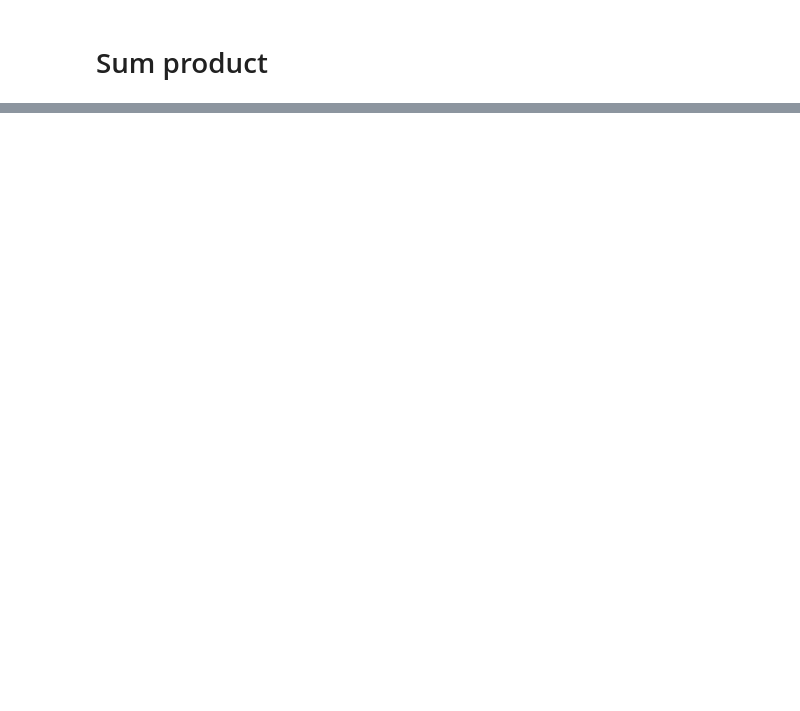
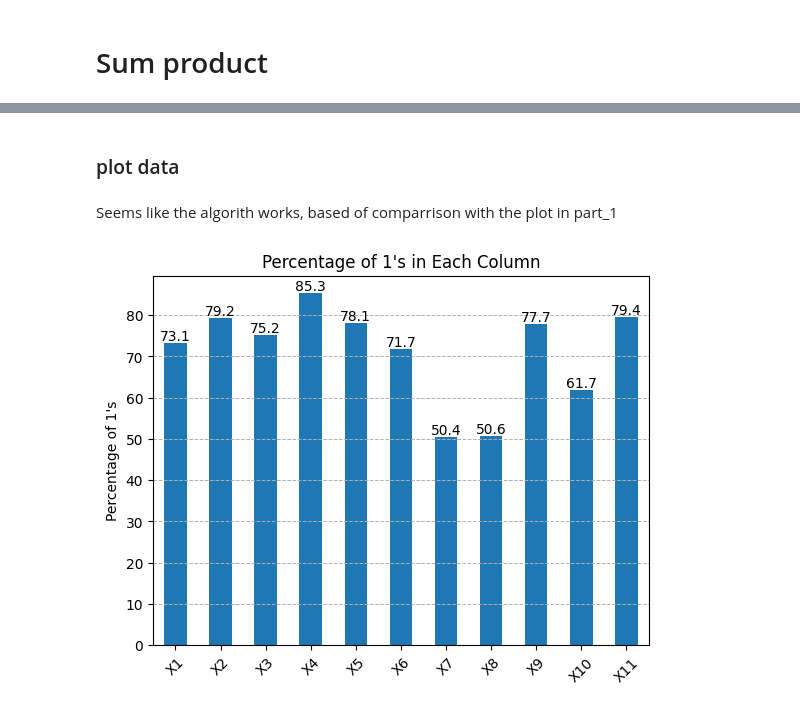
Before and after one commit to AblaZe42/MODCOM_PROJECT, a Jupyter notebook: alex.ipynb, the cells around one changed output, grey strips where cells are left out. Cells and saved outputs as stored; diff of their text form; code cells hidden in the pictures; blank space fills up the shorter version.

Commit message:
plot inference

```diff
--- a/alex.ipynb
+++ b/alex.ipynb
@@ -168,11 +205,10 @@ print(sum_product_eliminate_var(factor_list, 'X1', False))
 # %%
-def sum_product_ve(factors, order, print_info = False):
+def sum_product_ve(factors, order):
 
     # For each variable in the elimination order
     for var in order:
         factors = sum_product_eliminate_var(factors, var)
-        if print_info == True: print(var, [i[1] for i in factors])
     return factors
 
-print(sum_product_ve(factor_list, variables_to_eliminate, True))
+print(sum_product_ve(factor_list, variables_to_eliminate))
 # %% [output]
@@ -262,0 +283,9 @@ cond_prob_ve(factor_list, query_var, evidence, variables_to_eliminate)
+# %%
+# Initialize the dataset
+column_names = ['X1', 'X2', 'X3', 'X4', 'X5', 'X6', 'X7', 'X8', 'X9', 'remove1', 'remove2']
+pd_dataset = pd.read_csv("dataset/forward_simulation.csv")
+pd_dataset = pd_dataset.rename(columns=dict(zip(pd_dataset.columns, column_names)))
+pd_dataset = pd_dataset.drop(columns=['remove1', 'remove2'], axis=0)
+
+
+pd_dataset.head()
@@ -262,0 +395,20 @@ cond_prob_ve(factor_list, query_var, evidence, variables_to_eliminate)
+# %% [markdown]
+### plot data
+# %% [markdown]
+Seems like the algorith works, based of comparrison with the plot in part_1
+# %%
+inference_date = inference_date.drop(columns=['X10_prob', 'X11_prob'], axis=0)
+
+percentages = inference_date.mean() * 100  # mean() calculates the proportion of 1s, multiplying by 100 gives the percentage
+
+# Plotting
+fig, ax = plt.subplots()
+percentages.plot(kind='bar', ax=ax)
+ax.bar_label(ax.containers[0])
+ax.set_ylabel('Percentage of 1\'s')
+ax.set_title('Percentage of 1\'s in Each Column')
+plt.xticks(rotation=45)  # Rotate labels to make them readable
+plt.grid(axis='y', linestyle='--', linewidth=0.7)  # Add gridlines for better readability
+plt.show()
+# %% [output]
+[figure, added]
```
Also changed, not shown: parts of 19 cells of this notebook, 3 other files.
